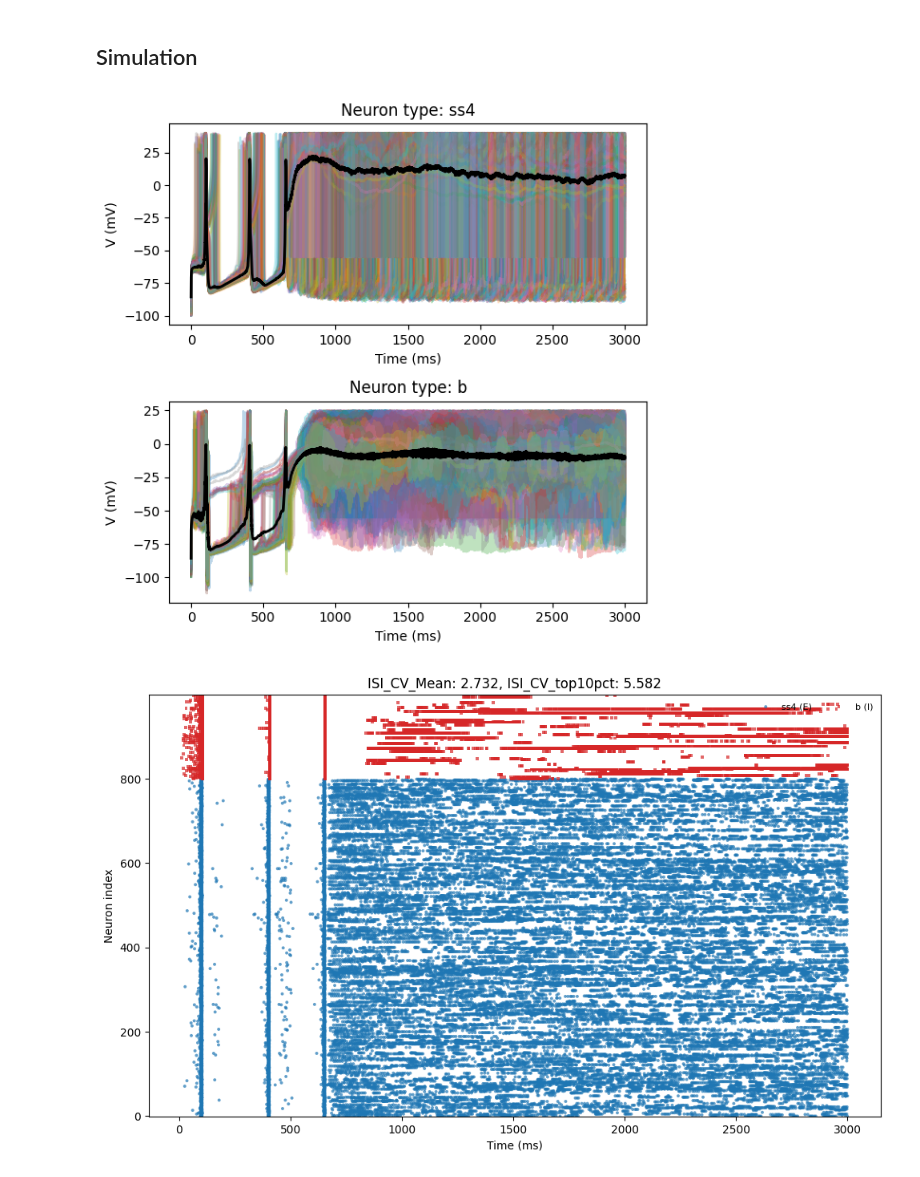
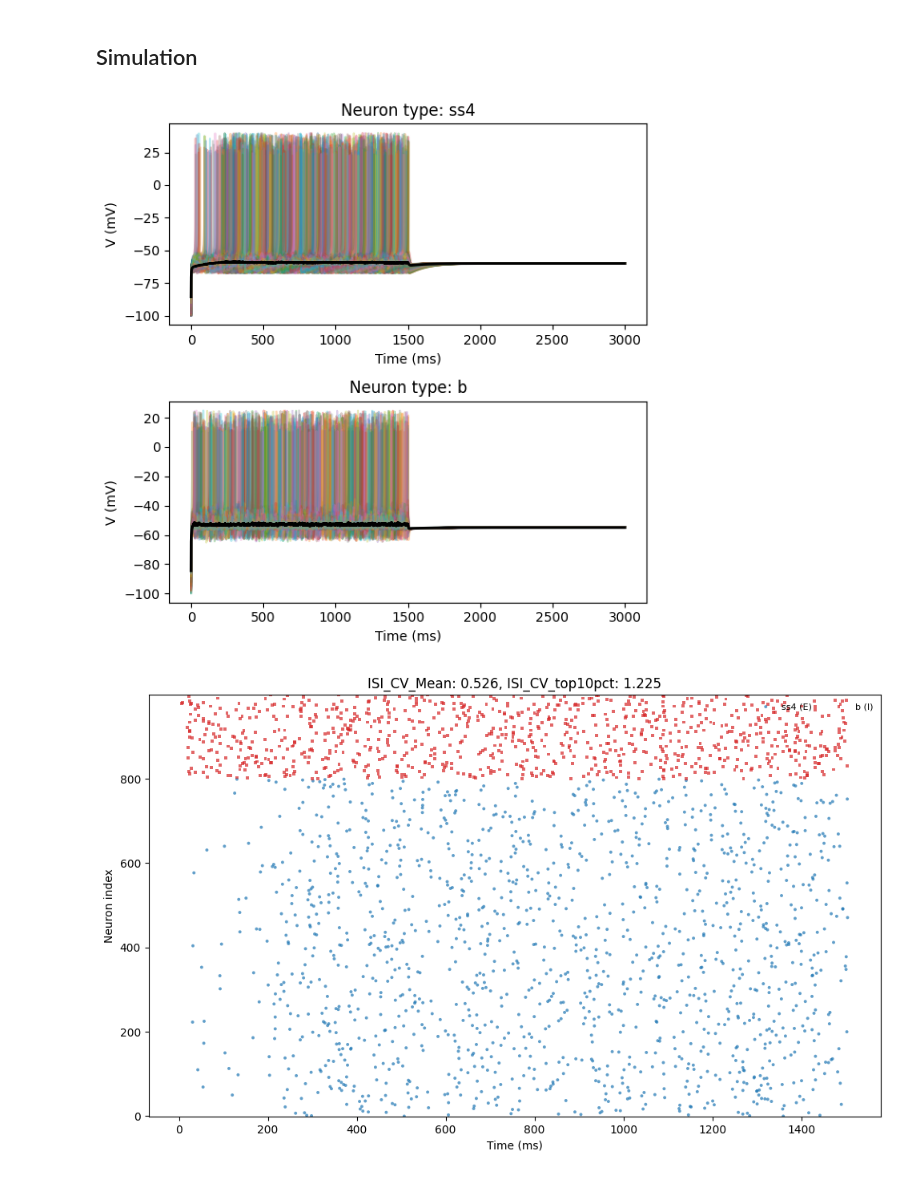
Before and after one commit to Dalsaetra/NeuroSimV3, a Jupyter notebook: python/week4/ssai.ipynb, the cells around one changed output. Saved outputs shown, nothing was run; the diff lists cells and outputs as text; code cells hidden in the pictures.

```diff
--- a/python/week4/ssai.ipynb
+++ b/python/week4/ssai.ipynb
@@ -24,14 +24,14 @@ from src.neuron_type_distributor import *
 from src.network_weight_distributor import *
 from src.external_inputs import *
 # %%
-weight_scale = 0.5
-g = 1.0
+weight_scale = 1.0
+g = 4.0
 
 J_I = weight_scale * g
 J_E = weight_scale
 delay_mean = 1.5
 delay_std = delay_mean * 0.2
-v_ext = 0.1
+v_ext = 0.11
 
 excitatory_type = "ss4"
 inhibitory_type = "b"
@@ -57,7 +57,7 @@ for i in range(800, 1000):
         G.nodes[i]['layer'] = 0
 
 # For each node, draw m outgoing edges to random nodes
-n_out = 150
+n_out = 100
 for i in range(1000):
     targets = random.sample(range(1000), n_out)
     for target in targets:
@@ -69,7 +69,7 @@ for i in range(1000):
         G.add_edge(i, target, weight=weight, distance=delay)
 # %%
 # Redistribute lognormally
-G = assign_lognormal_weights_for_ntype(G, "ss4", mu=0.5, sigma=0.5, w_max=10.0)
+G = assign_lognormal_weights_for_ntype(G, "ss4", mu=-2.5, sigma=0.85, w_max=10.0)
 # %%
 # Plot ss4 weight distribution
 weights = [G[u][v]['weight'] for u, v in G.edges() if G.nodes[u]['ntype'] == 'ss4']
@@ -111,34 +111,34 @@ spikes = np.zeros(n_neurons, dtype=bool)
 Ts = np.zeros_like(spikes)
 
 state0 = (Vs,
           us,
           spikes.copy(),
           Ts.copy())
 
 # sim = Simulation(connectome, dt, stepper_type="simple", state0=state0,
 #                  enable_plasticity=False)
 sim = Simulation(connectome, dt, stepper_type="euler_det", state0=state0,
-                 enable_plasticity=False, synapse_kwargs={"LT_scale": 1.0})
+                 enable_plasticity=False, synapse_kwargs={"LT_scale": 1.0}, rise_synapse=False)
 
 # rate = np.zeros(n_neurons)
 poisson = PoissonInput(n_neurons, rate=v_ext, amplitude=1.0)
 
 for i in range(15000):
     sensory_spikes = poisson(dt)
     sim.step(spike_ext=sensory_spikes)
 
 for i in range(15000):
     sim.step()
 
 sim.plot_voltage_per_type(figsize=(6, 6))
 
 stats = sim.stats.compute_metrics(dt, bin_ms_participation=300)
 
 isi_mean = stats['ISI_CV_mean']
 isi_top = stats["ISI_CV_mean_top10pct"]
 
 sim.plot_spike_raster(figsize=(10, 6), title=f"ISI_CV_Mean: {isi_mean:.3f}, ISI_CV_top10pct: {isi_top:.3f}", t_start_ms=0.0, t_stop_ms=3000.0)
 # %% [output]
-[figure, old version]
+[figure, new version]
-[figure, old version]
+[figure, new version]
 # %%
```
Also changed, not shown: parts of 3 cells of this notebook.
